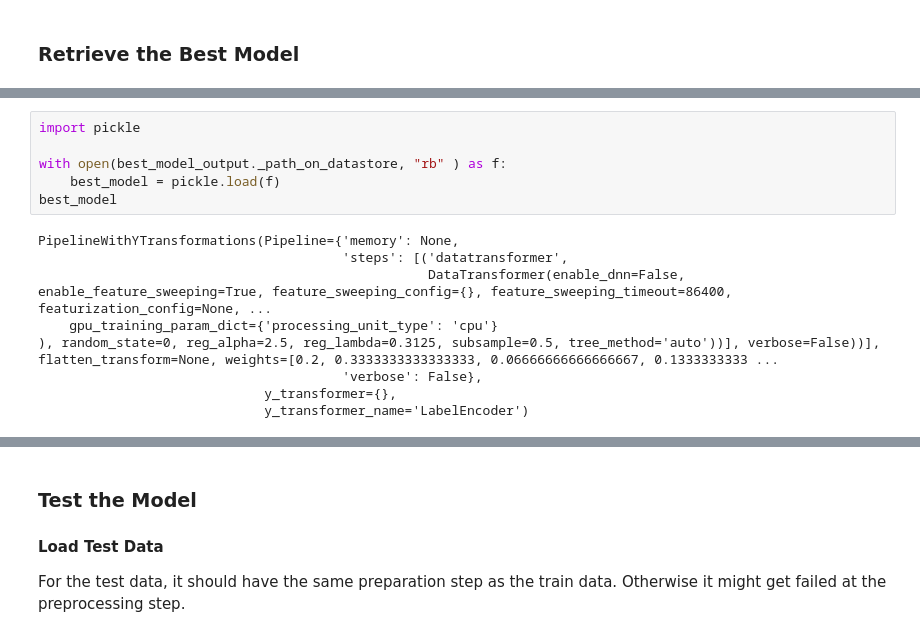
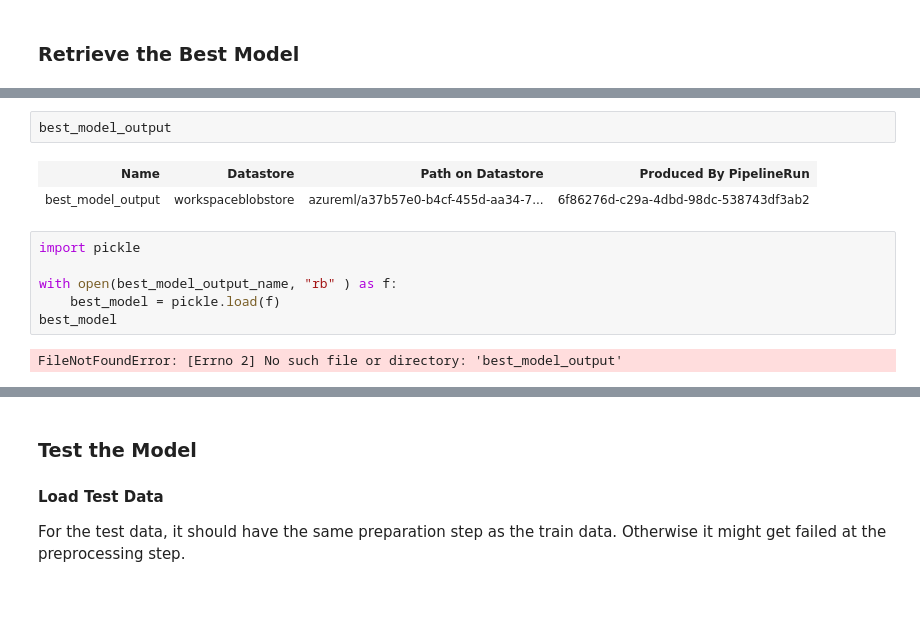
Before and after one commit to ugururesin/Azure-ML-Project2, a Jupyter notebook: aml-pipelines-with-automated-machine-learning-step.ipynb, the cells around one changed output, grey strips where cells are left out. Saved outputs shown, nothing was run; the diff lists cells and outputs as text; blank space fills up the shorter version.

```diff
--- a/aml-pipelines-with-automated-machine-learning-step.ipynb
+++ b/aml-pipelines-with-automated-machine-learning-step.ipynb
@@ -297,18 +353,16 @@ Downloaded azureml/fdd0885e-2444-4521-9fd0-1898745087d8/model_data, 1 files out
+# %%
+best_model_output
+# %% [output]
+| Name | Datastore | Path on Datastore | Produced By PipelineRun |
+| best_model_output | workspaceblobstore | azureml/a37b57e0-b4cf-455d-aa34-7... | 6f86276d-c29a-4dbd-98dc-538743df3ab2 |
 # %%
 import pickle
 
-with open(best_model_output._path_on_datastore, "rb" ) as f:
+with open(best_model_output_name, "rb" ) as f:
     best_model = pickle.load(f)
 best_model
 # %% [output]
-PipelineWithYTransformations(Pipeline={'memory': None,
-                                       'steps': [('datatransformer',
-                                                  DataTransformer(enable_dnn=False, enable_feature_sweeping=True, feature_sweeping_config={}, feature_sweeping_timeout=86400, featurization_config=None, ...
-    gpu_training_param_dict={'processing_unit_type': 'cpu'}
-), random_state=0, reg_alpha=2.5, reg_lambda=0.3125, subsample=0.5, tree_method='auto'))], verbose=False))], flatten_transform=None, weights=[0.2, 0.3333333333333333, 0.06666666666666667, 0.1333333333 ...
-                                       'verbose': False},
-                             y_transformer={},
-                             y_transformer_name='LabelEncoder')
+FileNotFoundError: [Errno 2] No such file or directory: 'best_model_output'
 # %%
 best_model.steps
 # %% [output]
```
Also changed, not shown: parts of 21 cells of this notebook.
